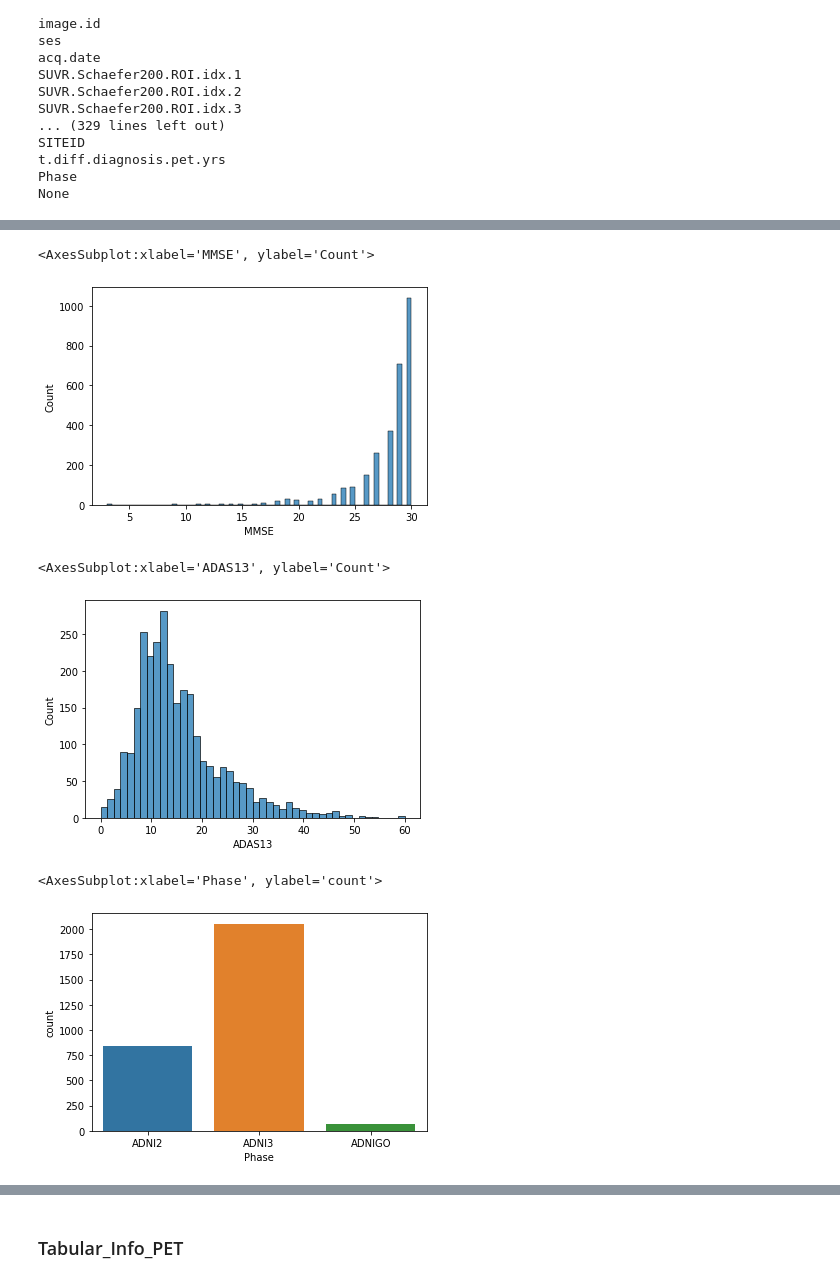
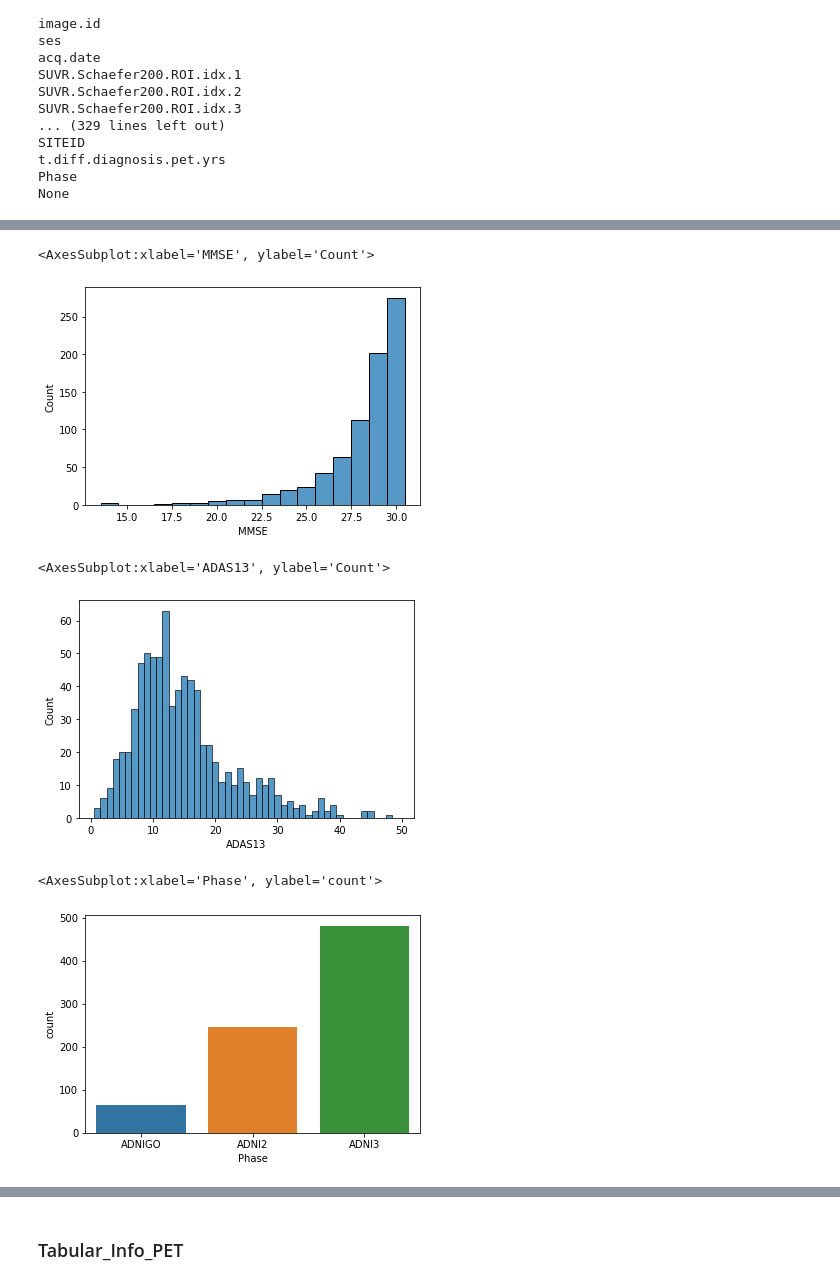
Before and after one commit to Liz490/multimodal_alzheimer, a Jupyter notebook: Exploratory_Data_Analysis.ipynb, the cells around one changed output, grey strips where cells are left out. Drawn from its saved outputs; the diff is of its cells as text; code cells hidden in the pictures.

```diff
--- a/Exploratory_Data_Analysis.ipynb
+++ b/Exploratory_Data_Analysis.ipynb
@@ -134 +140,4 @@ print(df_adni_tau.head(10))
+# %%
+# Drop all but the first appearance of each subject
+df_subject_entry = df_adni_tau.sort_values('ses').drop_duplicates(subset=['ID'])
 # %%
@@ -160,0 +158,5 @@ sns.histplot(data=df_adni_tau, x='acq.year')
+# %%
+# Add column with year of first session
+df_subject_entry['acq.year'] = pd.to_datetime(df_subject_entry['acq.date']).dt.year
+
+sns.histplot(data=df_subject_entry, x='acq.year', discrete=True)
@@ -161,16 +166,16 @@ sns.histplot(data=df_adni_tau, x='acq.year')
 # %%
-sns.histplot(data=df_adni_tau, x='MMSE')
+sns.histplot(data=df_subject_entry, x='MMSE', discrete=True)
 # %% [output]
 <AxesSubplot:xlabel='MMSE', ylabel='Count'>
-[figure, old version]
+[figure, new version]
 # %%
-sns.histplot(data=df_adni_tau, x='ADAS13')
+sns.histplot(data=df_subject_entry, x='ADAS13', discrete=True)
 # %% [output]
 <AxesSubplot:xlabel='ADAS13', ylabel='Count'>
-[figure, old version]
+[figure, new version]
 # %%
-sns.countplot(data=df_adni_tau, x='Phase')
+sns.countplot(data=df_subject_entry, x='Phase')
 # %% [output]
 <AxesSubplot:xlabel='Phase', ylabel='count'>
-[figure, old version]
+[figure, new version]
 # %%
```
Also changed, not shown: parts of 42 cells of this notebook, 1 other file.
